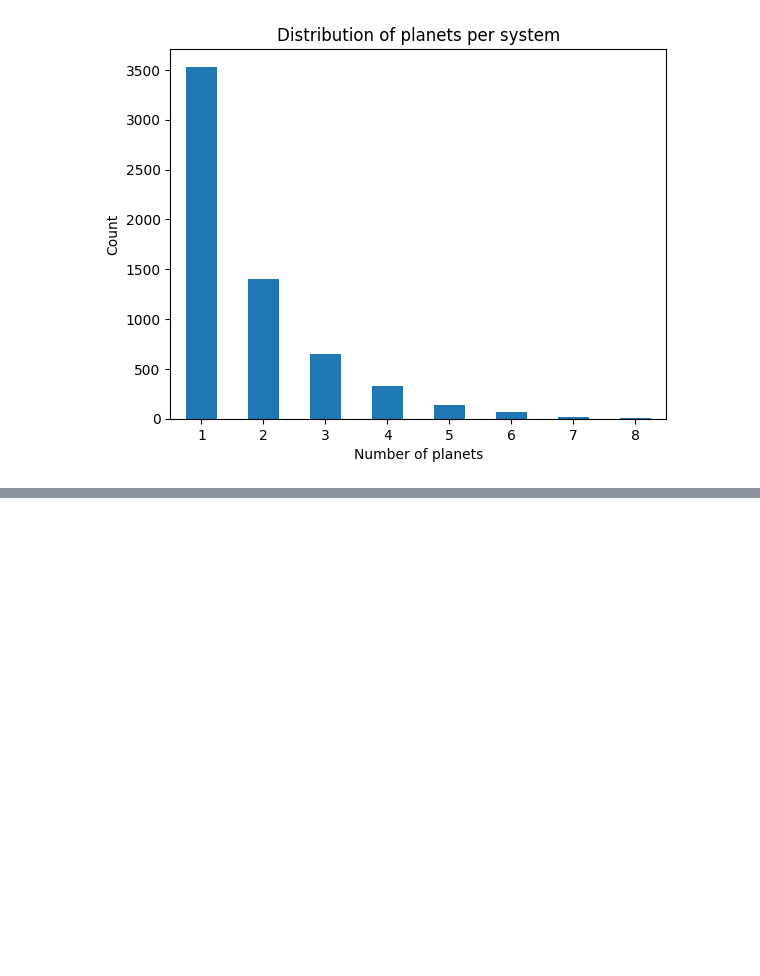
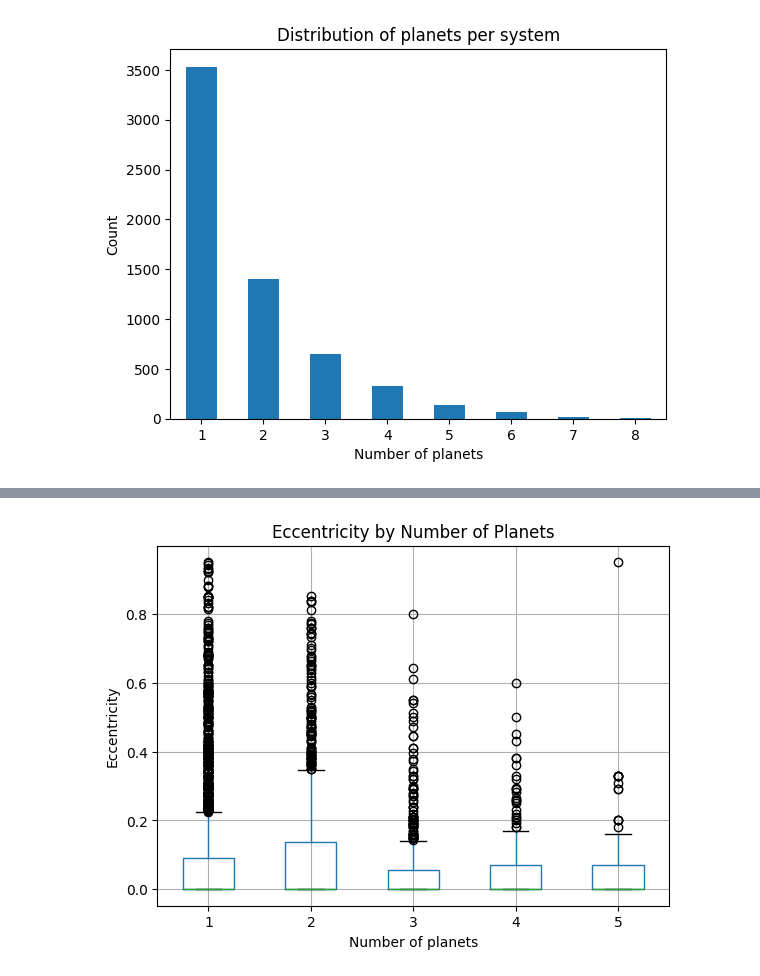
Before and after one commit to plamensve/DS_2026_FP, a Jupyter notebook: notebooks/06_number_of_planets_in_system.ipynb, the cells around one changed output, grey strips where cells are left out. Drawn from its saved outputs; the diff is of its cells as text; code cells hidden in the pictures; blank space fills up the shorter version.

```diff
--- a/notebooks/06_number_of_planets_in_system.ipynb
+++ b/notebooks/06_number_of_planets_in_system.ipynb
@@ -60,3 +63,6 @@ plt.title('Distribution of planets per system')
 plt.show()
 # %% [output]
 [figure]
+# %%
+filtered_planets = data[['n_planets', 'orbital_eccentricity']].dropna()
+filtered_planets
@@ -62,0 +83,3 @@ plt.show()
+# %%
+filtered_planets = filtered_planets[filtered_planets['n_planets'] <= 5]
+filtered_planets
@@ -62,0 +100,9 @@ plt.show()
+# %%
+filtered_planets.boxplot(column='orbital_eccentricity', by='n_planets')
+plt.title('Eccentricity by Number of Planets')
+plt.suptitle('')
+plt.xlabel('Number of planets')
+plt.ylabel('Eccentricity')
+plt.show()
+# %% [output]
+[figure, added]
```
Also changed, not shown: parts of 9 cells of this notebook, 4 other files.
